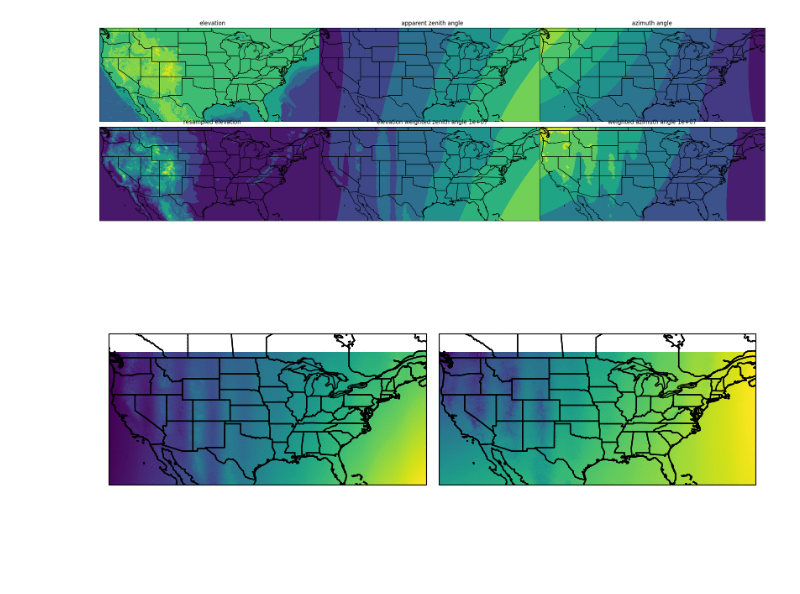
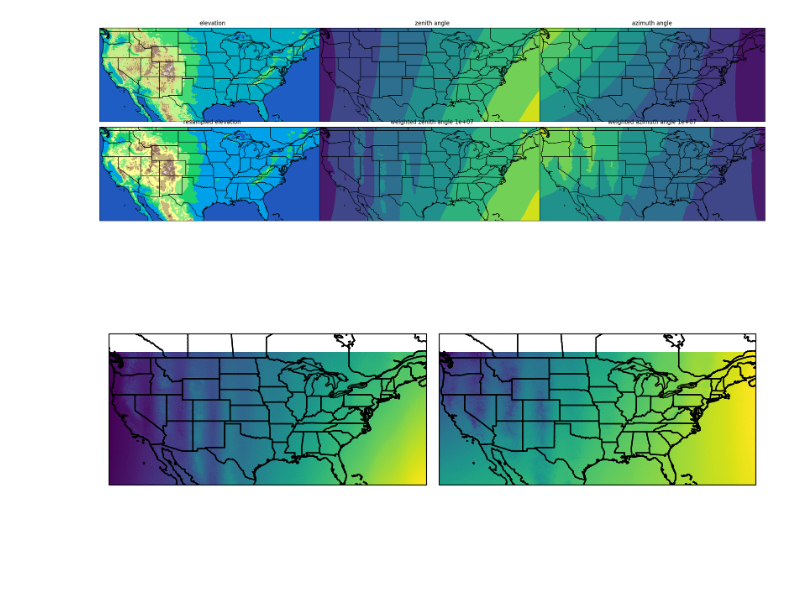
Before and after one commit to leaver2000/fast_spa, a Jupyter notebook: notebooks/example.ipynb, the cells around one changed output. Saved outputs shown, nothing was run; the diff lists cells and outputs as text; code cells hidden in the pictures.

```diff
--- a/notebooks/example.ipynb
+++ b/notebooks/example.ipynb
@@ -118,10 +71,13 @@ for i in range(num_channels):
 from numpy.typing import ArrayLike
 
 
-
-
 def contourf(
-    ax: GeoAxes, data: ArrayLike, lons: ArrayLike, lats: ArrayLike, title=""
+    ax: GeoAxes,
+    data: ArrayLike,
+    lons: ArrayLike,
+    lats: ArrayLike,
+    title="",
+    **kwargs,
 ) -> GeoAxes:
     ax.title.set_text(title)
     ax.coastlines()
@@ -131,6 +87,7 @@ def contourf(
         lats,
         data,
         transform=ccrs.PlateCarree(),
+        **kwargs,
     )
     return ax
 
@@ -141,72 +98,83 @@ def main(
     lats=np.linspace(25, 50, 100),
     weight: float = 1e7,
 ):
+    fig, axes = plt.subplots(
+        2, 3, figsize=(20, 6), subplot_kw={"projection": ccrs.PlateCarree()}
+    )
+    # - plot the non-resampled elevation data
     lons, lats = np.meshgrid(lons, lats)
     y_mask = np.logical_and(etopo.lat >= lats.min(), etopo.lat <= lats.max())
     x_mask = np.logical_and(etopo.lon >= lons.min(), etopo.lon <= lons.max())
-    source_lons = etopo.lon[x_mask]
-    source_lats = etopo.lat[y_mask]
 
-    fig, axes = plt.subplots(
-        2, 3, figsize=(20, 6), subplot_kw={"projection": ccrs.PlateCarree()}
-    )
     fig.tight_layout()
 
-    elevation = etopo.resample(lons, lats)
-    elevation[elevation < 0] = 0
-
-    spa_data = fast_spa.fast_spa(datetime_obj, lats, lons, elevation)
-    spa_data = np.cos(np.radians((spa_data + 180) % 360))
-    weighted = fast_spa.fast_spa(datetime_obj, lats, lons, elevation * weight)
-    weighted = np.cos(np.radians((weighted + 180) % 360))
+    e = etopo[y_mask, x_mask]
+    e[e < -100] = -100  # set the ocean to -100m
 
     contourf(
         axes[0, 0],
-        etopo[y_mask, x_mask],
-        source_lons,
-        source_lats,
+        e,
+        etopo.lon[x_mask],
+        etopo.lat[y_mask],
         "elevation",
+        cmap="terrain",
     )
+    # resample the elevation data to fit the lats and lons
+    e = etopo.resample(lons, lats)
+    e[e < -100] = -100  # set the ocean to -100m
 
-    contourf(axes[1, 0], elevation, lons, lats, "resampled elevation")
+    spa_data = fast_spa.fast_spa(datetime_obj, lats, lons, e)
+    spa_data = np.radians(spa_data)
+
+    weighted = fast_spa.fast_spa(
+        datetime_obj, lats, lons, e * weight
+    )  # apply a weight to the elevation data for SPA calculation
+    weighted = np.radians(weighted)
+
+    contourf(
+        axes[1, 0],
+        e,
+        lons,
+        lats,
+        "resampled elevation",
+        cmap="terrain",
+    )
 
     contourf(
         axes[0, 1],
         spa_data[ZENITH_ANGLE, 0, :, :],
         lons,
         lats,
-        "apparent zenith angle",
+        "zenith angle",
     )
     contourf(
         axes[1, 1],
         weighted[ZENITH_ANGLE, 0, :, :],
         lons,
         lats,
-        f"elevation weighted zenith angle {weight:.0e}",
+        f"weighted zenith angle {weight:.0e}",
     )
-
-    # )
 
     contourf(
         axes[0, 2],
-        spa_data[AZIMUTH_ANGLE, 0, :, :],
+        spa_data[AZIMUTH_ANGLE, 0, :, :] * -1,
         lons,
         lats,
         "azimuth angle",
     )
     contourf(
         axes[1, 2],
-        weighted[AZIMUTH_ANGLE, 0, :, :],
+        weighted[AZIMUTH_ANGLE, 0, :, :] * -1,
         lons,
         lats,
         f"weighted azimuth angle {weight:.0e}",
     )
     plt.show()
 
 
 main()
 # %% [output]
-[figure, old version]
+[figure, new version]
 # %%
 import fast_spa.display
 from matplotlib.colors import ListedColormap
```
Also changed, not shown: parts of 15 cells of this notebook, 11 other files.
